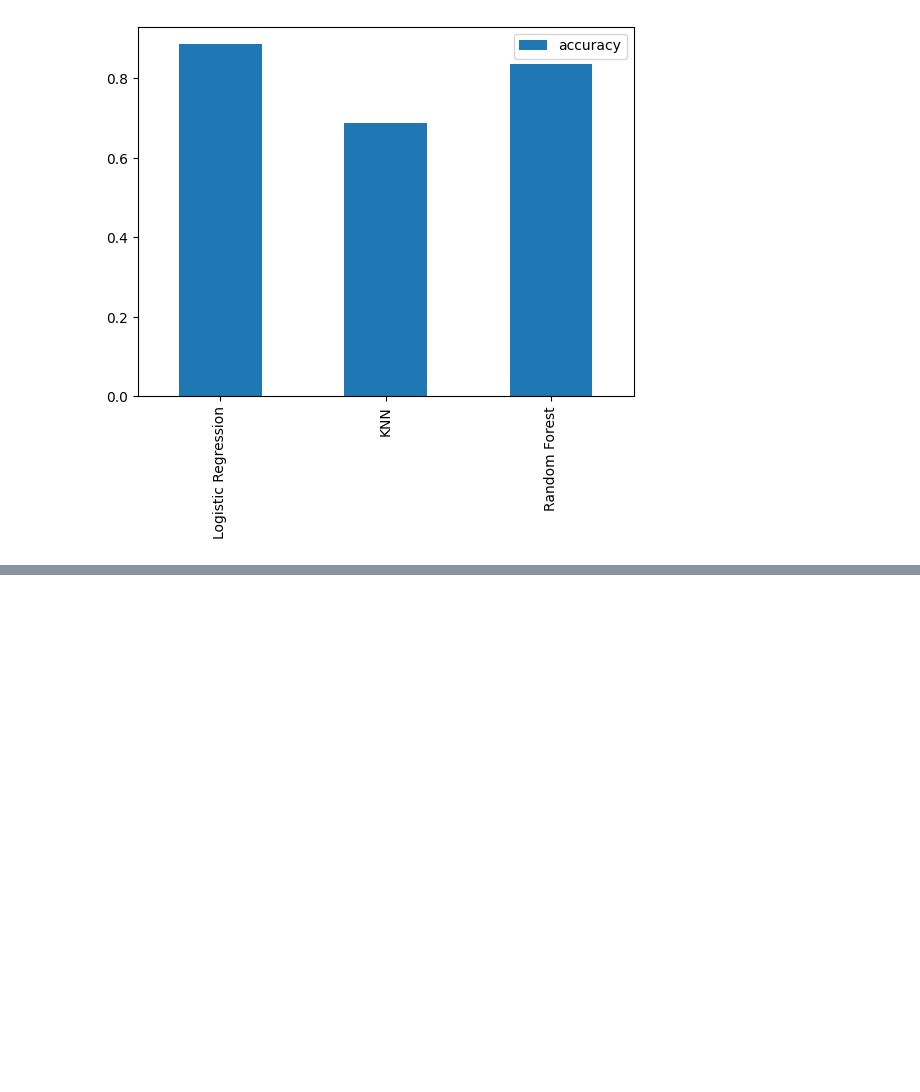
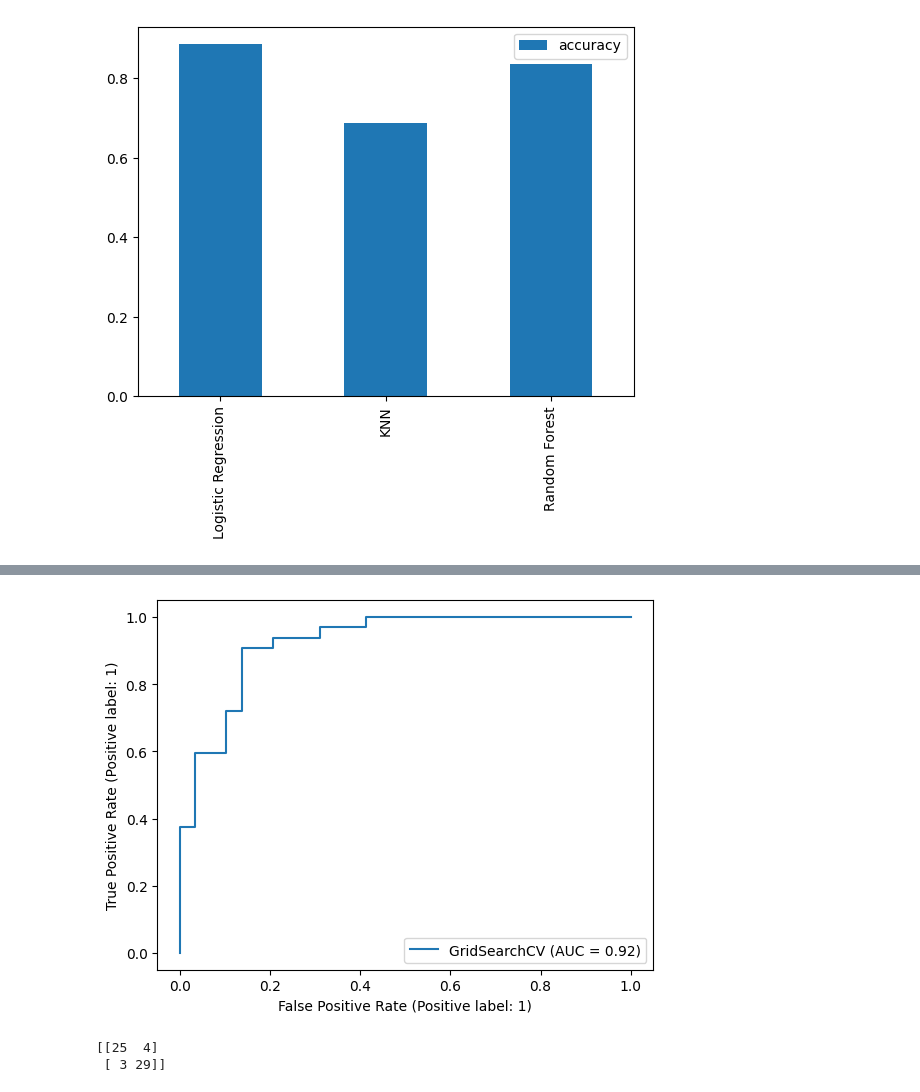
Before and after one commit to jery123/machine-learning, a Jupyter notebook: heart-disease-project/emd-to-end-heart-disease-classification.ipynb, the cells around one changed output, grey strips where cells are left out. Saved outputs shown, nothing was run; the diff lists cells and outputs as text; code cells hidden in the pictures; blank space fills up the shorter version.

```diff
--- a/heart-disease-project/emd-to-end-heart-disease-classification.ipynb
+++ b/heart-disease-project/emd-to-end-heart-disease-classification.ipynb
@@ -616,0 +652,13 @@ rf_grid = {"n_estimators": np.arange(10,1000, 50),
+# %%
+# Setup random seed
+np.random.seed(42)
+
+# Setup random hyperparameter search for RandomForestClassifier
+rs_rf = RandomizedSearchCV(RandomForestClassifier(),
+                           param_distributions=rf_grid,
+                           cv=10,
+                           n_iter=20,
+                           verbose=True)
+
+# Fit random hyperparameter search model for RandomForestClassifier()
+rs_rf.fit(X_train, y_train)
@@ -616,0 +701,12 @@ rf_grid = {"n_estimators": np.arange(10,1000, 50),
+# %%
+# Different hyperparameter for our LogisticRegression model
+log_reg_grid = {'C': np.logspace(-4, 4, 30),
+               "solver": ["liblinear"]}
+
+# Setup grid hyperparameter search for LogisticRegression
+gs_log_reg = GridSearchCV(LogisticRegression(), param_grid=log_reg_grid,
+                          cv=5,
+                          verbose=True)
+
+# Fit grid hyperparameter search model
+gs_log_reg.fit(X_train, y_train)
@@ -616,0 +784,21 @@ rf_grid = {"n_estimators": np.arange(10,1000, 50),
+# %%
+# plot ROC curve and calculate AUC metric
+# Before Scikit-Learn 1.2.0 (will error with versions 1.2+)
+# from sklearn.metrics import plot_roc_curve
+# plot_roc_curve(gs_log_reg, X_test, y_test);
+
+# Scikit-Learn 1.2.0 or later
+# from sklearn.metrics import RocCurveDisplay
+
+# from_estimator() = use a model to plot ROC curve on data
+RocCurveDisplay.from_estimator(estimator=gs_log_reg,
+                               X=X_test,
+                               y=y_test);
+# %% [output]
+[figure, added]
+# %%
+# confusion matrix
+print(confusion_matrix(y_test, y_preds))
+# %% [output]
+[[25  4]
+ [ 3 29]]
```
Also changed, not shown: parts of 55 cells of this notebook.
